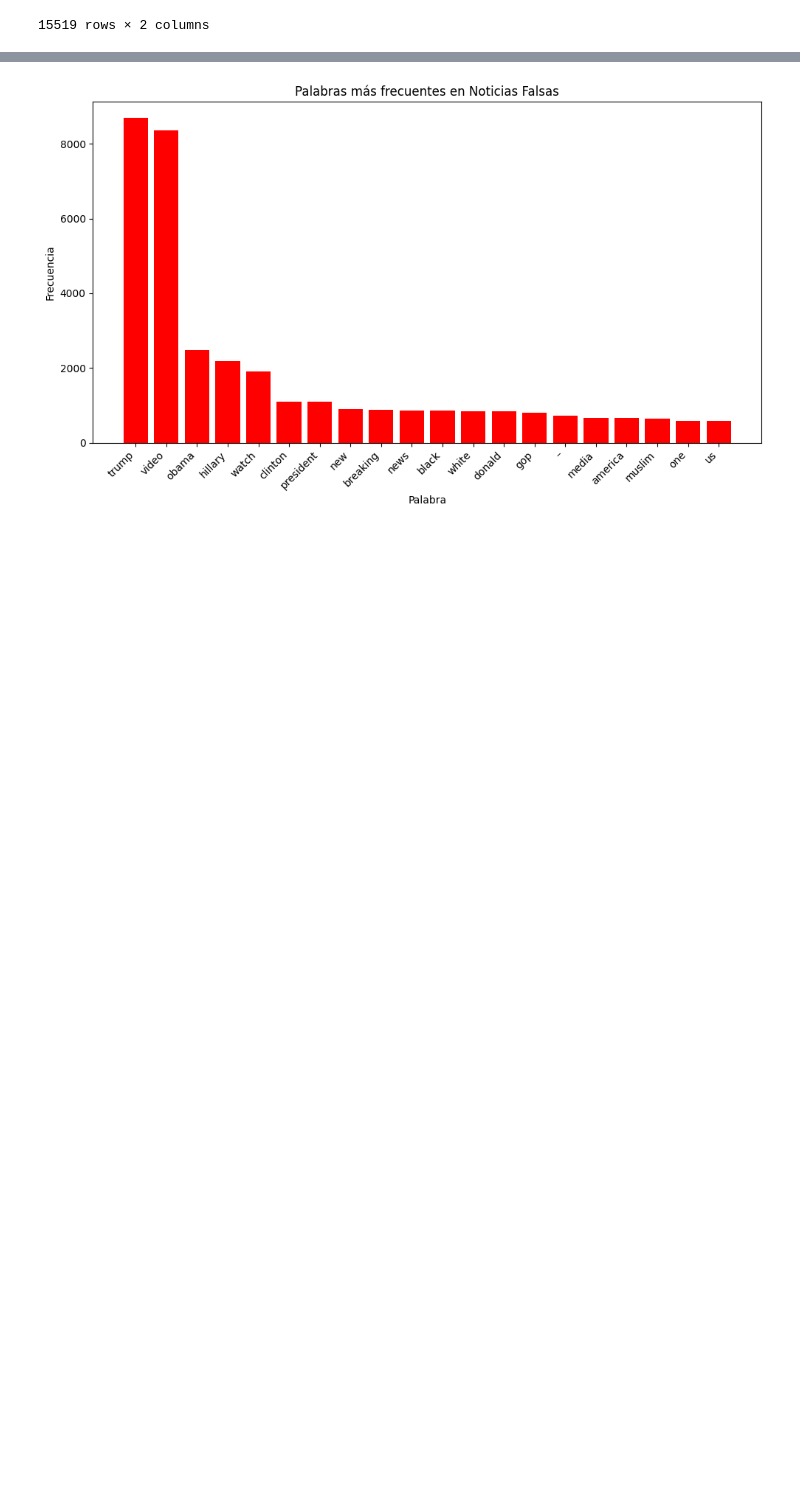
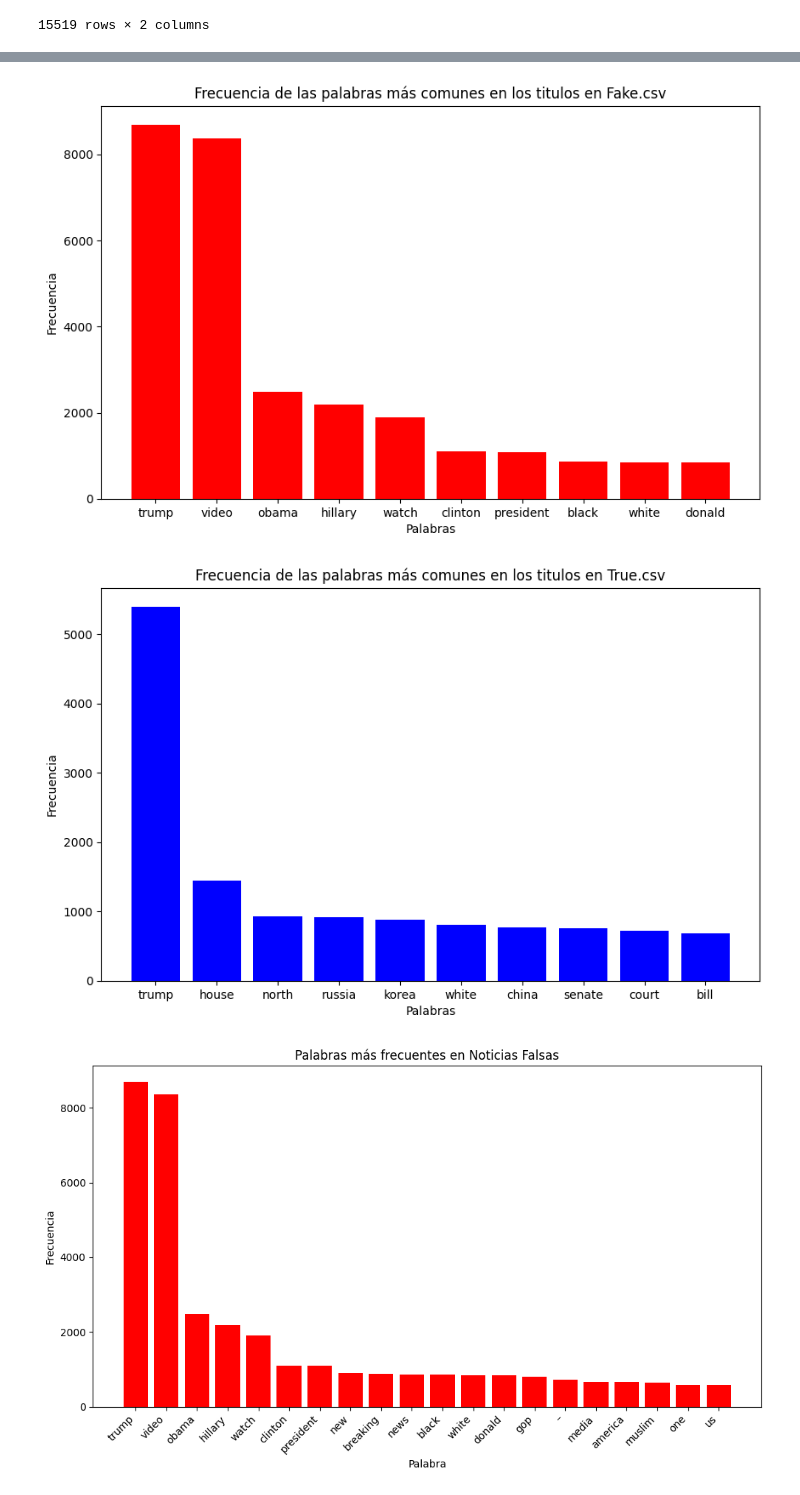
Before and after one commit to LeandroRodrigoMolina/EstadisticaIntegradorDatasetFakeNews, a Jupyter notebook: estadisticaNoticiasFalsas.ipynb, the cells around one changed output, grey strips where cells are left out. Drawn from its saved outputs; the diff is of its cells as text; code cells hidden in the pictures; blank space fills up the shorter version.

```diff
--- a/estadisticaNoticiasFalsas.ipynb
+++ b/estadisticaNoticiasFalsas.ipynb
@@ -136,0 +197,26 @@ Tabla de Frecuencia para Noticias Verdaderas:
+# %%
+# Actualizar stop words
+stop_words.update(["new", "news", "breaking"])
+
+# Recalcular las palabras más comunes
+fake_tokens = [word for word in word_tokenize(fake_text) if word not in stop_words]
+true_tokens = [word for word in word_tokenize(true_text) if word not in stop_words]
+
+fake_fdist = FreqDist(fake_tokens)
+true_fdist = FreqDist(true_tokens)
+
+# Crear dataframes con las palabras y sus frecuencias
+fake_common_df = pd.DataFrame(fake_fdist.most_common(), columns=['Word', 'Frequency'])
+true_common_df = pd.DataFrame(true_fdist.most_common(), columns=['Word', 'Frequency'])
+
+# Imprimir las 10 palabras más comunes de cada conjunto de datos
+print("10 palabras más comunes en Fake.csv:")
+print(fake_common_df.head(10))
+print("\n10 palabras más comunes en True.csv:")
+print(true_common_df.head(10))
+
+# Reemplazar las palabras "new", "news" y "breaking" en el texto original
+replace_dict = {"new": fake_common_df.iloc[0, 0], "news": fake_common_df.iloc[1, 0], "breaking": fake_common_df.iloc[2, 0]}
+
+fake_news['title_processed'] = fake_news['title_processed'].replace(replace_dict, regex=True)
+true_news['title_processed'] = true_news['title_processed'].replace(replace_dict, regex=True)
@@ -137,3 +241,22 @@ Tabla de Frecuencia para Noticias Verdaderas:
+# %%
+# Para Fake.csv
+plt.figure(figsize=(10,6))
+plt.bar(fake_common_df['Word'].head(10), fake_common_df['Frequency'].head(10), color='r')
+plt.title('Frecuencia de las palabras más comunes en los titulos en Fake.csv')
+plt.xlabel('Palabras')
+plt.ylabel('Frecuencia')
+plt.show()
+
+# Para True.csv
+plt.figure(figsize=(10,6))
+plt.bar(true_common_df['Word'].head(10), true_common_df['Frequency'].head(10), color='b')
+plt.title('Frecuencia de las palabras más comunes en los titulos en True.csv')
+plt.xlabel('Palabras')
+plt.ylabel('Frecuencia')
+plt.show()
+# %% [output]
+[figure, added]
+[figure, added]
 # %%
 import matplotlib.pyplot as plt
 
```
Also changed, not shown: parts of 11 cells of this notebook.
